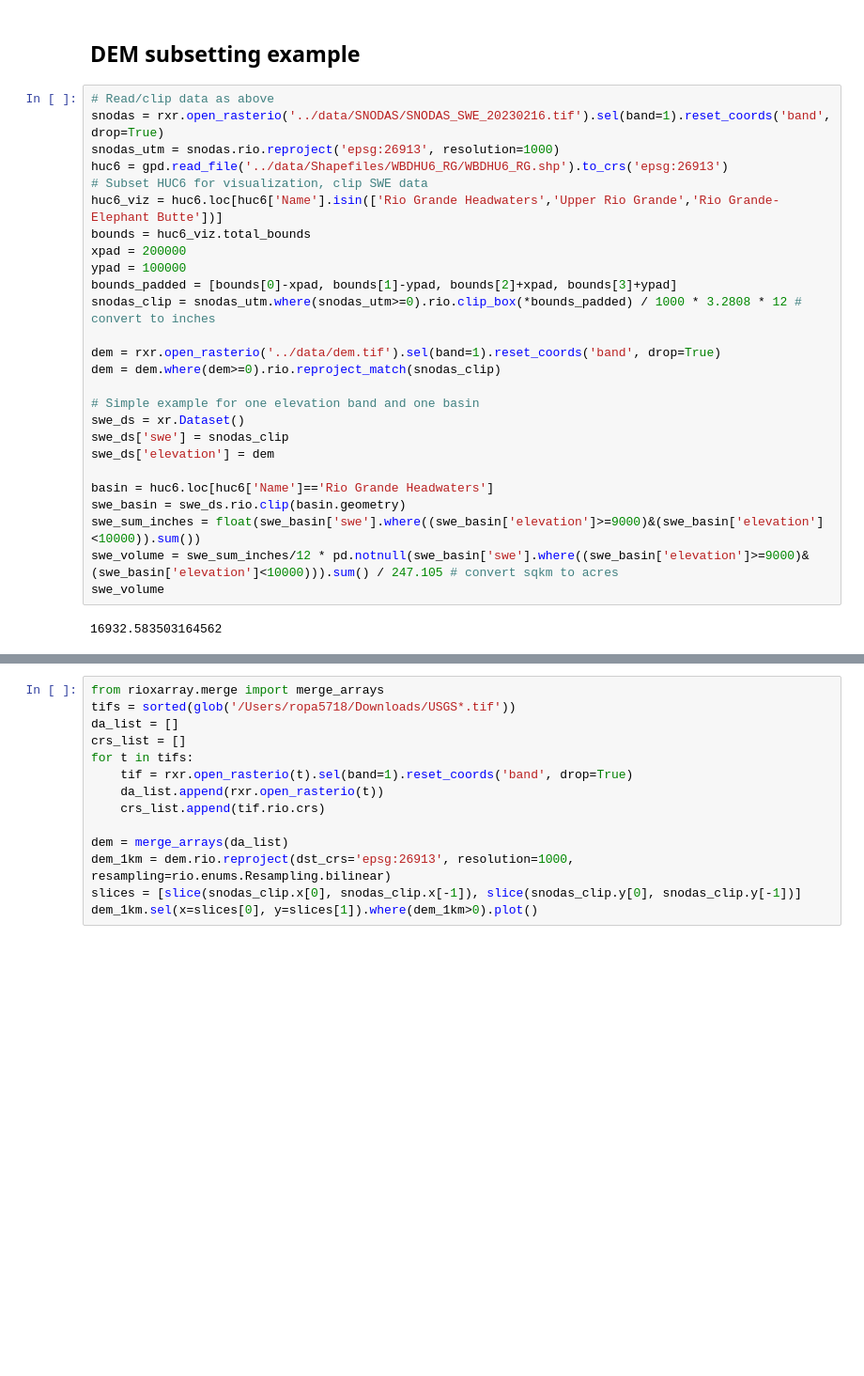
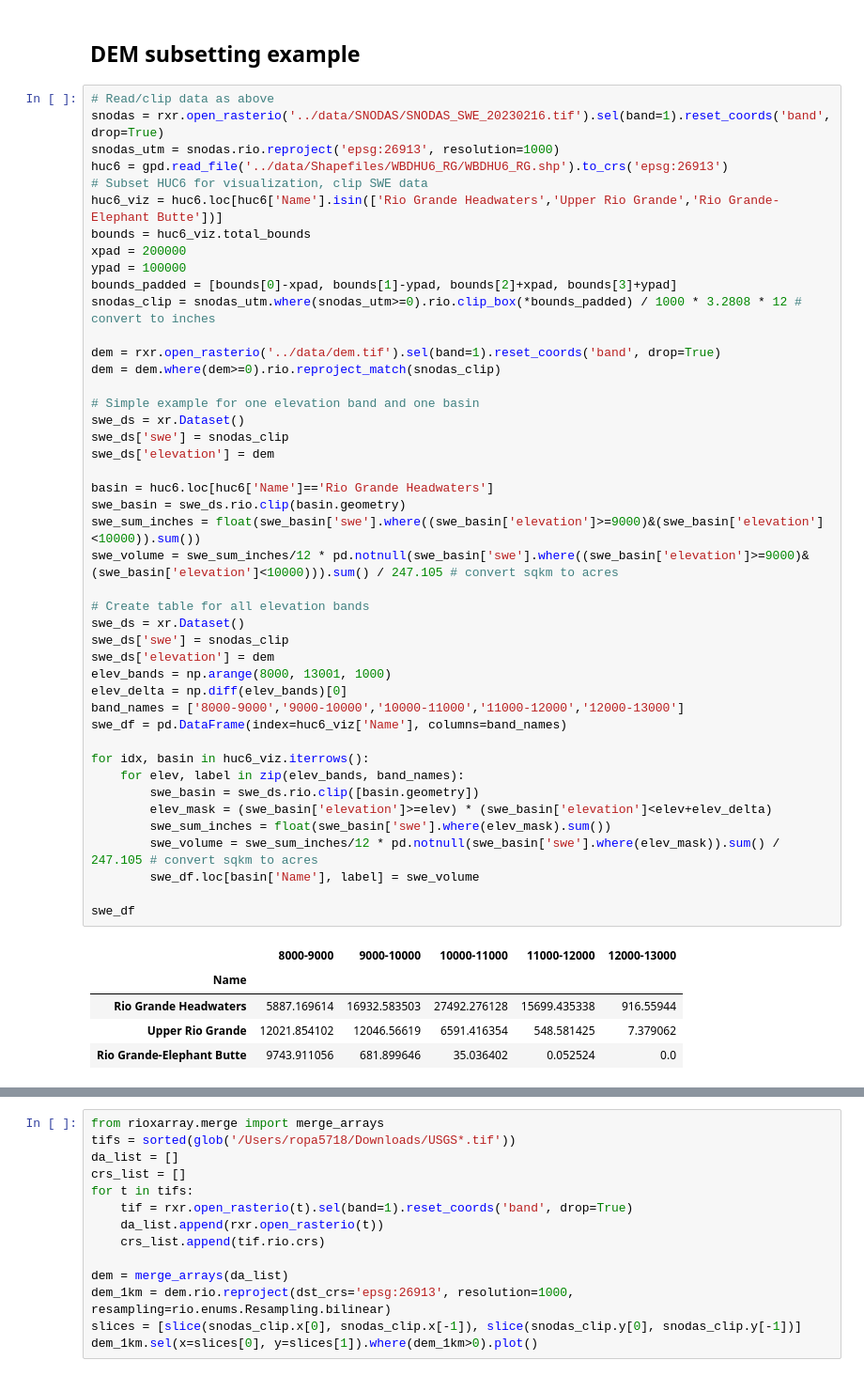
Before and after one commit to max-gersh/SWE-Evaluation-Tool, a Jupyter notebook: ross/ross_sandbox.ipynb, the cells around one changed output, grey strips where cells are left out. Shown at 94% size. Saved outputs shown, nothing was run; the diff lists cells and outputs as text; blank space fills up the shorter version.

Commit message:
add elevation band looping

```diff
--- a/ross/ross_sandbox.ipynb
+++ b/ross/ross_sandbox.ipynb
@@ -75,28 +75,50 @@ plt.tight_layout()
 # %%
 # Read/clip data as above
 snodas = rxr.open_rasterio('../data/SNODAS/SNODAS_SWE_20230216.tif').sel(band=1).reset_coords('band', drop=True)
 snodas_utm = snodas.rio.reproject('epsg:26913', resolution=1000)
 huc6 = gpd.read_file('../data/Shapefiles/WBDHU6_RG/WBDHU6_RG.shp').to_crs('epsg:26913')
 # Subset HUC6 for visualization, clip SWE data
 huc6_viz = huc6.loc[huc6['Name'].isin(['Rio Grande Headwaters','Upper Rio Grande','Rio Grande-Elephant Butte'])]
 bounds = huc6_viz.total_bounds
 xpad = 200000
 ypad = 100000
 bounds_padded = [bounds[0]-xpad, bounds[1]-ypad, bounds[2]+xpad, bounds[3]+ypad]
 snodas_clip = snodas_utm.where(snodas_utm>=0).rio.clip_box(*bounds_padded) / 1000 * 3.2808 * 12 # convert to inches
 
 dem = rxr.open_rasterio('../data/dem.tif').sel(band=1).reset_coords('band', drop=True)
 dem = dem.where(dem>=0).rio.reproject_match(snodas_clip)
 
 # Simple example for one elevation band and one basin
 swe_ds = xr.Dataset()
 swe_ds['swe'] = snodas_clip
 swe_ds['elevation'] = dem
 
 basin = huc6.loc[huc6['Name']=='Rio Grande Headwaters']
 swe_basin = swe_ds.rio.clip(basin.geometry)
 swe_sum_inches = float(swe_basin['swe'].where((swe_basin['elevation']>=9000)&(swe_basin['elevation']<10000)).sum())
 swe_volume = swe_sum_inches/12 * pd.notnull(swe_basin['swe'].where((swe_basin['elevation']>=9000)&(swe_basin['elevation']<10000))).sum() / 247.105 # convert sqkm to acres
-swe_volume
+
+# Create table for all elevation bands
+swe_ds = xr.Dataset()
+swe_ds['swe'] = snodas_clip
+swe_ds['elevation'] = dem
+elev_bands = np.arange(8000, 13001, 1000)
+elev_delta = np.diff(elev_bands)[0]
+band_names = ['8000-9000','9000-10000','10000-11000','11000-12000','12000-13000']
+swe_df = pd.DataFrame(index=huc6_viz['Name'], columns=band_names)
+
+for idx, basin in huc6_viz.iterrows():
+    for elev, label in zip(elev_bands, band_names):
+        swe_basin = swe_ds.rio.clip([basin.geometry])
+        elev_mask = (swe_basin['elevation']>=elev) * (swe_basin['elevation']<elev+elev_delta)
+        swe_sum_inches = float(swe_basin['swe'].where(elev_mask).sum())
+        swe_volume = swe_sum_inches/12 * pd.notnull(swe_basin['swe'].where(elev_mask)).sum() / 247.105 # convert sqkm to acres
+        swe_df.loc[basin['Name'], label] = swe_volume
+
+swe_df
 # %% [output]
-16932.583503164562
+|  | 8000-9000 | 9000-10000 | 10000-11000 | 11000-12000 | 12000-13000 |
+| Name |  |  |  |  |  |
+| Rio Grande Headwaters | 5887.169614 | 16932.583503 | 27492.276128 | 15699.435338 | 916.55944 |
+| Upper Rio Grande | 12021.854102 | 12046.56619 | 6591.416354 | 548.581425 | 7.379062 |
+| Rio Grande-Elephant Butte | 9743.911056 | 681.899646 | 35.036402 | 0.052524 | 0.0 |
```
Also changed, not shown: parts of 1 cell of this notebook.
